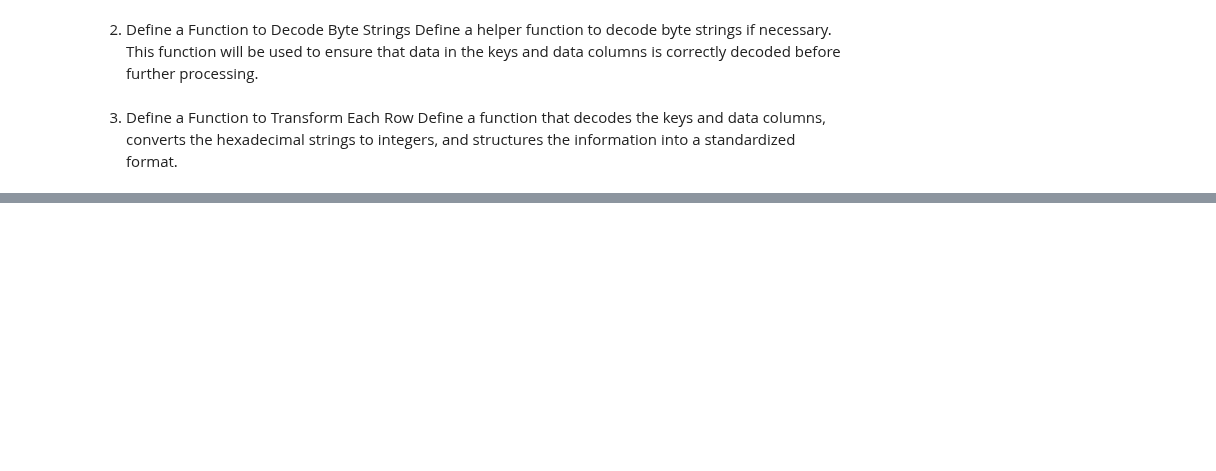
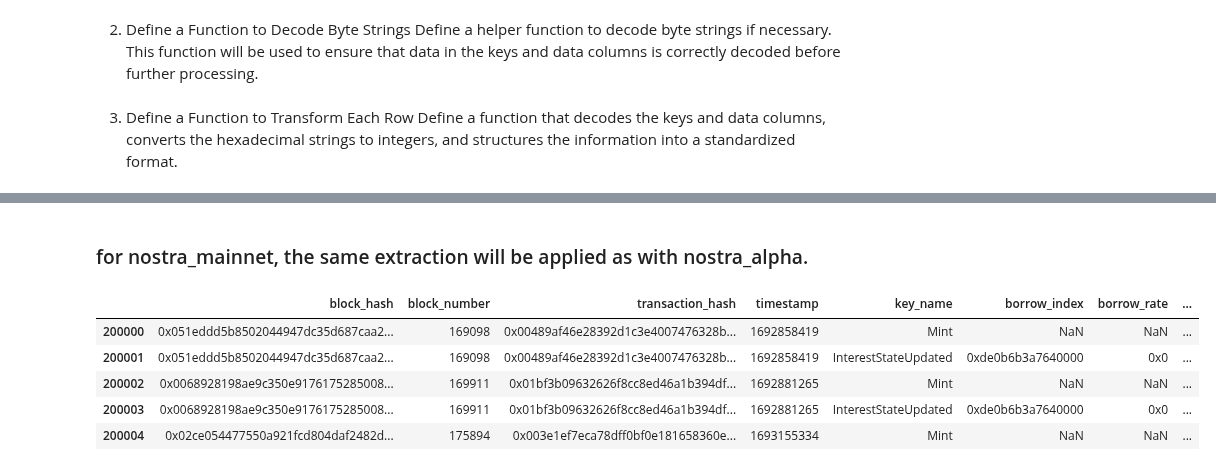
Before and after one commit to CarmineOptions/derisk-research, a Jupyter notebook: notebooks/standardize_events_data.ipynb, the cells around one changed output, grey strips where cells are left out. Saved outputs shown, nothing was run; the diff lists cells and outputs as text; code cells hidden in the pictures; blank space fills up the shorter version.

Commit message:
feat: update standardize protocols

```diff
--- a/notebooks/standardize_events_data.ipynb
+++ b/notebooks/standardize_events_data.ipynb
@@ -7,10 +11,25 @@ The following steps outline the process to take a sample of events and convert t
 # %% [markdown]
 1.  Load event data from Paraquet file
 # %%
-import pandas as pd
-# Define the GCS path to the Parquet file
-gcs_path = 'https://storage.googleapis.com/derisk-persistent-state/zklend_data/events_sample.parquet'
+# Dictionary of Parquet URLs
+parquet_urls = {
+    "zklend": "https://storage.googleapis.com/derisk-persistent-state/zklend_data/events_sample.parquet",
+    "nostra_alpha": "https://storage.googleapis.com/derisk-persistent-state/nostra_alpha_data/events_sample.parquet",
+    "nostra_mainnet": "https://storage.googleapis.com/derisk-persistent-state/nostra_mainnet_data/events_sample.parquet",
+    "hashstack_v0": "https://storage.googleapis.com/derisk-persistent-state/hashstack_v0_data/events_sample.parquet",
+    "hashstack_v1": "https://storage.googleapis.com/derisk-persistent-state/hashstack_v1_data/events_sample.parquet",
+}
 
-# Read the Parquet file into a Pandas DataFrame
-df = pd.read_parquet(gcs_path, engine='pyarrow')
+# Load data from GCS
+gcs_df_list = []
+for protocol, url in parquet_urls.items():
+    fs = gcsfs.GCSFileSystem()
+    gcs_path = url.replace('https://storage.googleapis.com/', '')
+    with fs.open(gcs_path, 'rb') as f:
+        df = pd.read_parquet(f, engine='pyarrow')
+        df['Protocol'] = protocol
+        gcs_df_list.append(df)
+
+# Combine all GCS DataFrames into one
+df_events = pd.concat(gcs_df_list, ignore_index=True)
 # %%
@@ -82,0 +417,25 @@ standardized_df.head()
+# %% [markdown]
+### for nostra_mainnet, the same extraction will be applied as with nostra_alpha.
+# %%
+# Filter the dataset for 'nostra_alpha' protocol
+nostra_mainnet_data = df_events[df_events['Protocol'] == 'nostra_mainnet']
+
+# Apply the extraction function to each row
+extracted_elements = nostra_mainnet_data.apply(extract_nostra_alpha, axis=1)
+
+# Concatenate the extracted elements with the original dataframe
+standard_mainnet = pd.concat([nostra_mainnet_data[['block_hash', 'block_number', 'transaction_hash', 'timestamp', 'key_name']], extracted_elements], axis=1)
+
+# Display the resulting dataframe
+standard_mainnet.head()
+
+# Uncomment the following below to Save the resulting dataframe to a new CSV file
+# output_file_path = 'extracted_standard_mainnet_events.csv'
+# standard_mainnet.to_csv(output_file_path, index=False)
+# %% [output]
+|  | block_hash | block_number | transaction_hash | timestamp | key_name | borrow_index | borrow_rate | ... |
+| 200000 | 0x051eddd5b8502044947dc35d687caa2... | 169098 | 0x00489af46e28392d1c3e4007476328b... | 1692858419 | Mint | NaN | NaN | ... |
+| 200001 | 0x051eddd5b8502044947dc35d687caa2... | 169098 | 0x00489af46e28392d1c3e4007476328b... | 1692858419 | InterestStateUpdated | 0xde0b6b3a7640000 | 0x0 | ... |
+| 200002 | 0x0068928198ae9c350e9176175285008... | 169911 | 0x01bf3b09632626f8cc8ed46a1b394df... | 1692881265 | Mint | NaN | NaN | ... |
+| 200003 | 0x0068928198ae9c350e9176175285008... | 169911 | 0x01bf3b09632626f8cc8ed46a1b394df... | 1692881265 | InterestStateUpdated | 0xde0b6b3a7640000 | 0x0 | ... |
+| 200004 | 0x02ce054477550a921fcd804daf2482d... | 175894 | 0x003e1ef7eca78dff0bf0e181658360e... | 1693155334 | Mint | NaN | NaN | ... |
```
Also changed, not shown: parts of 18 cells of this notebook.
